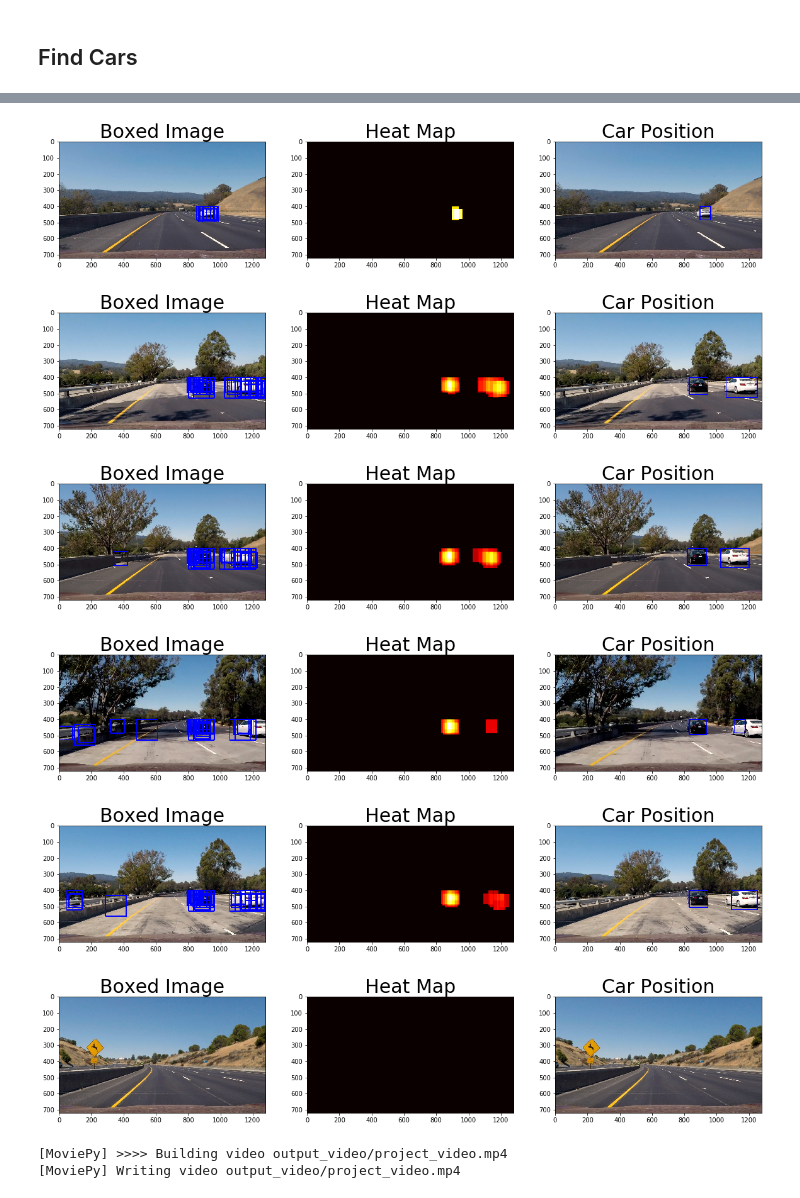
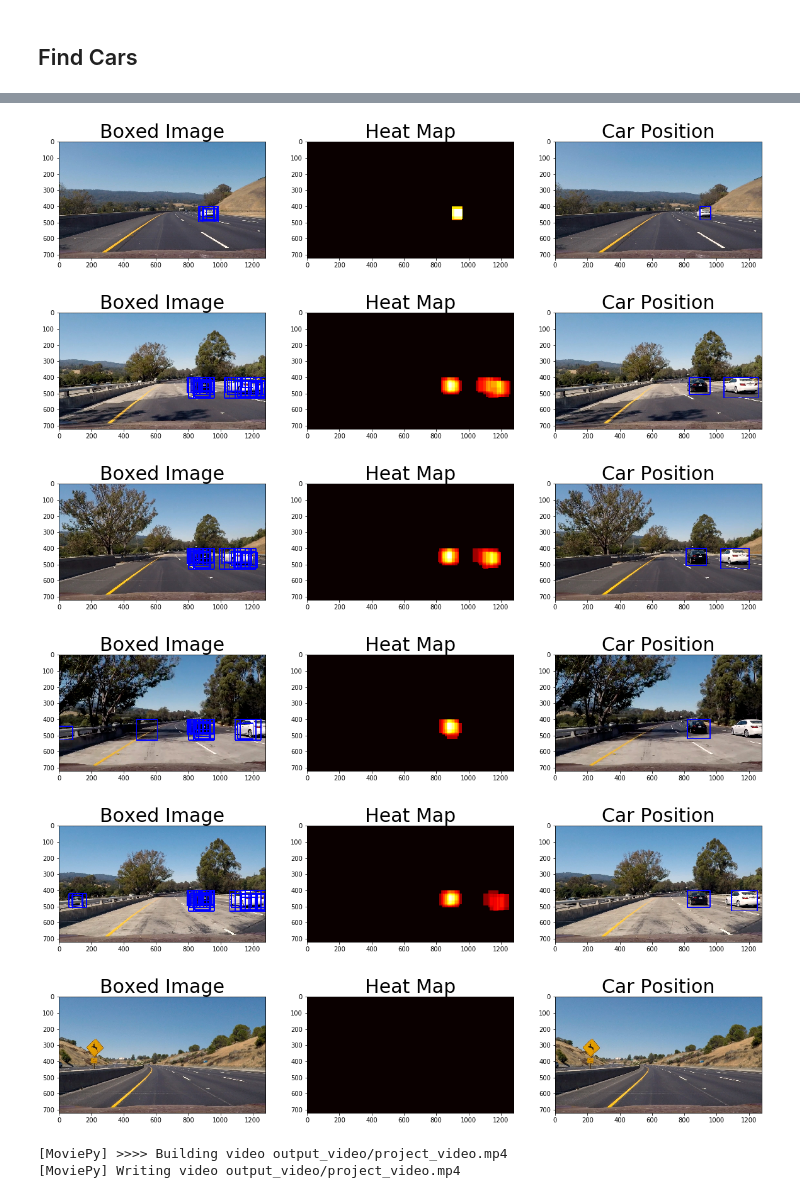
Before and after one commit to veegit/CarND-Vehicle-Detection, a Jupyter notebook: vehicle-detection.ipynb, the cells around one changed output, grey strips where cells are left out. Drawn from its saved outputs; the diff is of its cells as text; code cells hidden in the pictures.

Commit message:
images

```diff
--- a/vehicle-detection.ipynb
+++ b/vehicle-detection.ipynb
@@ -344,5 +322,7 @@ YUV
 # %%
 from scipy.ndimage.measurements import label
+
+threshold = 1
 
 def add_heat(heatmap, bbox_list):
     # Iterate through list of bboxes
@@ -380,7 +360,7 @@ heat = np.zeros_like(img[:,:,0]).astype(np.float)
 heat = add_heat(heat,boxes)
 
 # Apply threshold to help remove false positives
-heat = apply_threshold(heat,1)
+heat = apply_threshold(heat,threshold)
 
 # Visualize the heatmap when displaying
 heatmap = np.clip(heat, 0, 255)
@@ -409,7 +389,9 @@ fig.tight_layout()
 # %%
 img_list = glob.glob('./test_images/test*.jpg')
 scales = [1,1.33, 1.5, 2, 3]
-threshold = 4
+threshold = 3
+#scales = [1.5]
+#threshold = 1
 
 for img_file in img_list:
     img = mpimg.imread(img_file)
@@ -417,14 +399,12 @@ for img_file in img_list:
     boxes = []
     for scale in scales:
         ystart = 400
-        #ystop = ystart + int(window*scale*1.25)
         ystop = 656
 
         scale_boxes = find_cars(img, ystart, ystop, scale, svc, X_scaler, colorspace, orient, pix_per_cell, cell_per_block, spatial_size, hist_bins, window, cell_per_step)
 
         if scale_boxes != []:
             boxes += scale_boxes
-    #boxes = find_cars(img, ystart, ystop, scale, svc, X_scaler, colorspace, orient, pix_per_cell, cell_per_block, spatial_size, hist_bins, window, cell_per_step)
     # Add heat to each box in box list
     heat = np.zeros_like(img[:,:,0]).astype(np.float)
     heat = add_heat(heat,boxes)
@@ -452,8 +430,8 @@ for img_file in img_list:
 [figure]
-[figure, old version]
+[figure, new version]
-[figure, old version]
+[figure, new version]
-[figure, old version]
+[figure, new version]
-[figure, old version]
+[figure, new version]
 [figure]
 # %%
 h = img.shape[0]
```
Also changed, not shown: parts of 7 cells of this notebook, 3 other files.
